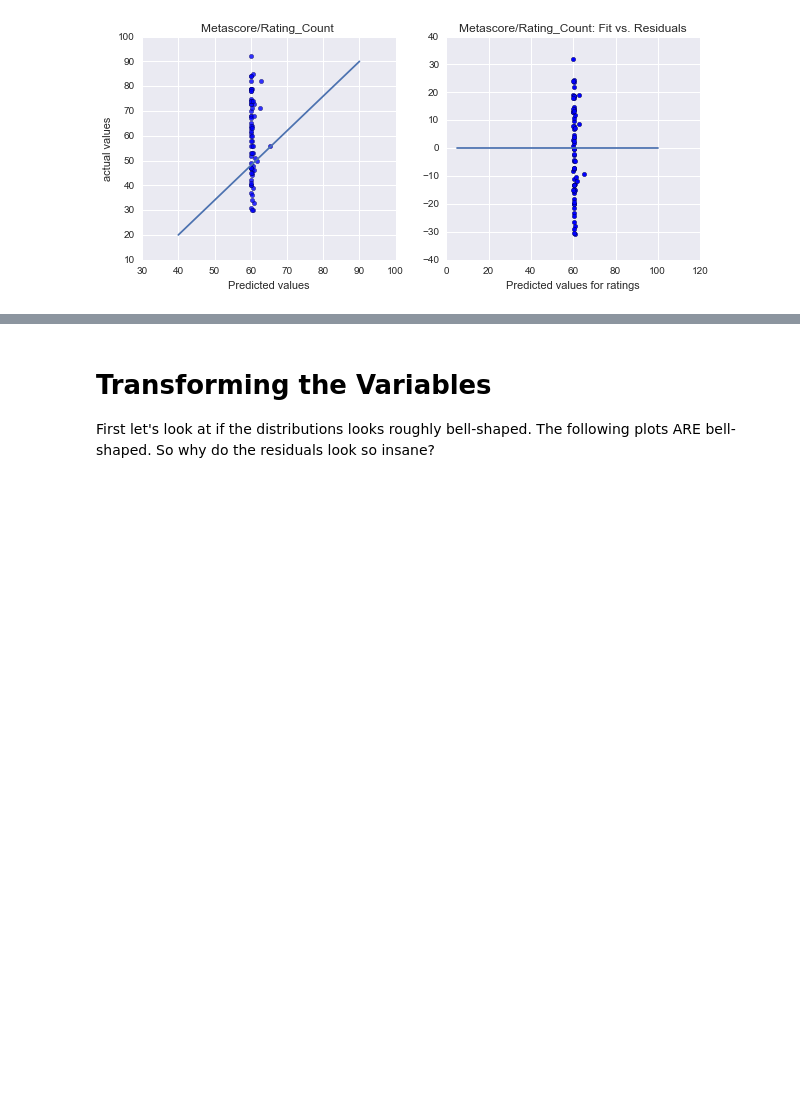
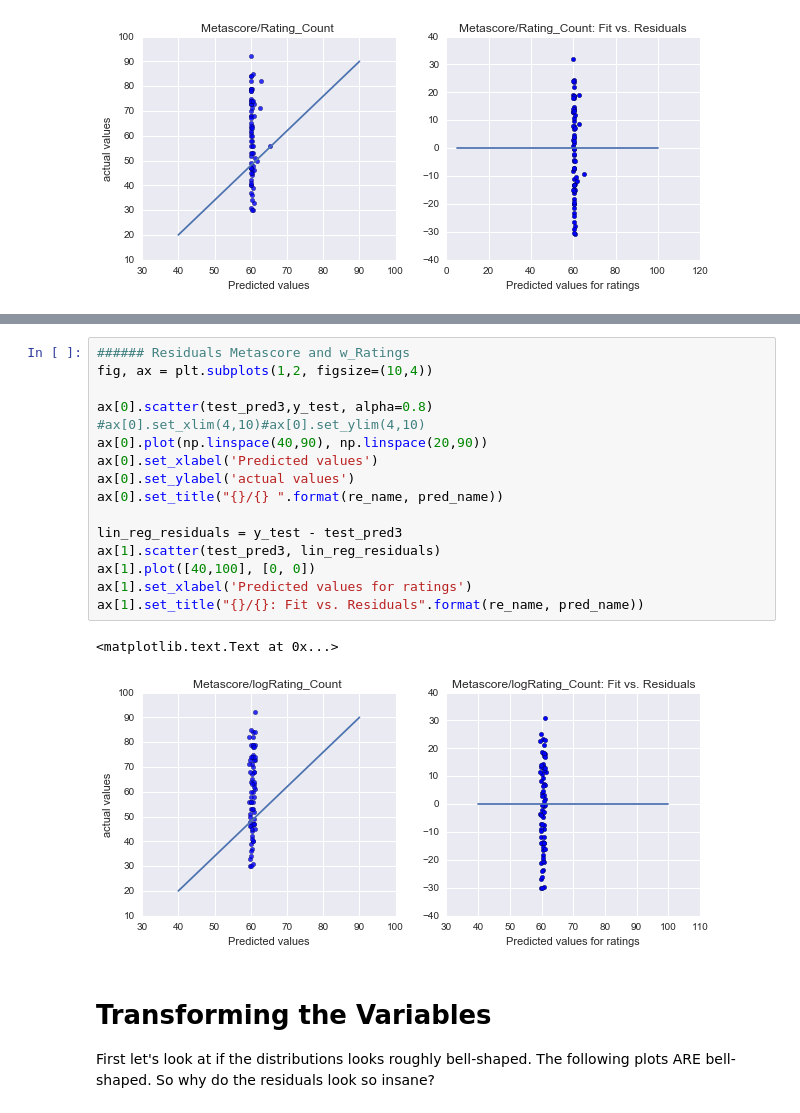
Before and after one commit to billiescodes/movie_book_reviews, a Jupyter notebook: np_workingFit.ipynb, the cells around one changed output, grey strips where cells are left out. Drawn from its saved outputs; the diff is of its cells as text; blank space fills up the shorter version.

```diff
--- a/np_workingFit.ipynb
+++ b/np_workingFit.ipynb
@@ -479,3 +546,22 @@ ax[1].set_title("{}/{}: Fit vs. Residuals".format(re_name, pred_name))
+# %%
+###### Residuals Metascore and w_Ratings
+fig, ax = plt.subplots(1,2, figsize=(10,4))
+
+ax[0].scatter(test_pred3,y_test, alpha=0.8)
+#ax[0].set_xlim(4,10)#ax[0].set_ylim(4,10)
+ax[0].plot(np.linspace(40,90), np.linspace(20,90))
+ax[0].set_xlabel('Predicted values')
+ax[0].set_ylabel('actual values')
+ax[0].set_title("{}/{} ".format(re_name, pred_name))
+
+lin_reg_residuals = y_test - test_pred3
+ax[1].scatter(test_pred3, lin_reg_residuals)
+ax[1].plot([40,100], [0, 0])
+ax[1].set_xlabel('Predicted values for ratings')
+ax[1].set_title("{}/{}: Fit vs. Residuals".format(re_name, pred_name))
+# %% [output]
+<matplotlib.text.Text at 0x...>
+[figure, added]
 # %% [markdown]
 
 # Transforming the Variables
```
Also changed, not shown: parts of 8 cells of this notebook.
